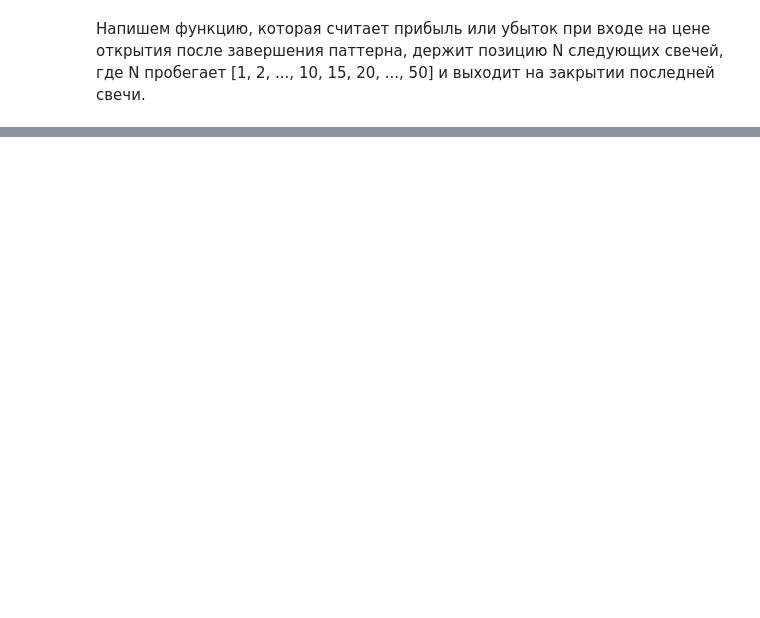
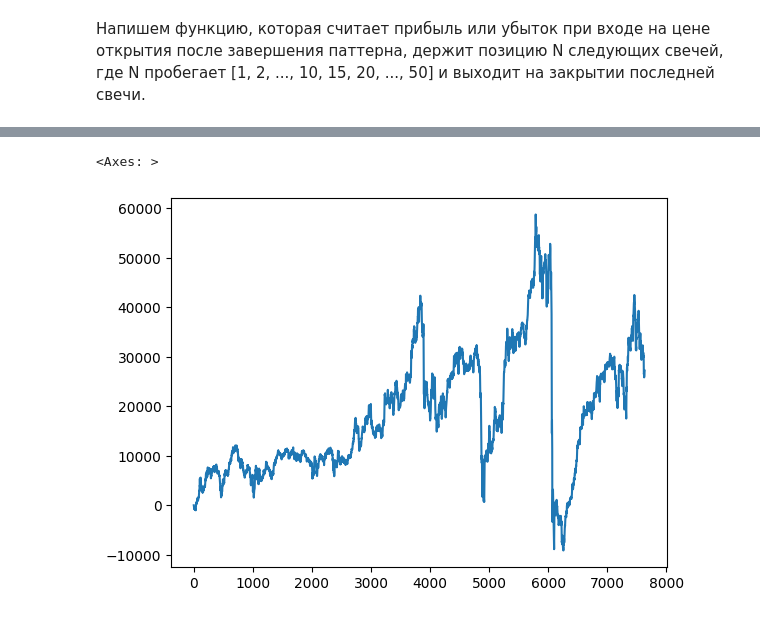
Before and after one commit to AlexKosuhin/AlgoTrading, a Jupyter notebook: classification.ipynb, the cells around one changed output, grey strips where cells are left out. Saved outputs shown, nothing was run; the diff lists cells and outputs as text; code cells hidden in the pictures; blank space fills up the shorter version.

```diff
--- a/classification.ipynb
+++ b/classification.ipynb
@@ -250,0 +178,2 @@ df
+# %%
+df_b = detection_bullish_engulfing_pattern(df)
@@ -381,0 +220,38 @@ len(df_cl[df_cl['pattern']==1])
+# %%
+def lst_trade_statistics_bul(data, commission=0.001):
+   # Удалим сперва все отметки паттерна и сигнала с последних 51 строки
+   data.loc[len(data) - 51 : len(data), ['pattern', 'signal']] = 0
+   # Проходимся циклом по периодам удержания позиции
+   all_strategy = []
+   for N in [1, 2, 3, 4, 5, 6, 7, 8, 9, 10, 15, 20, 25, 30, 35, 40, 45, 50]:
+      strategy = [] # Список для результатов стратегии
+      # Блок для определения цены входа и выхода
+      exit_candidate = data['open_N'].shift(-N)
+      is_entry = data['signal'] == 1
+      entry_price = data['open_N'][is_entry]
+      exit_price = exit_candidate[is_entry]
+      # Считаем результат
+      profit = exit_price - entry_price
+      if len(profit) == 0:
+         strategy_name = data['strategy'][1]
+         filtr = data['filtr'][1]
+         all_strategy.append({'strategy' : strategy_name, 'filtr' : filtr, 'N': N, 'trades': 0, 'win_rate': 0.0, 'total_profit': 0.0, 'results': 0})
+         continue
+      # Чистая прибыль
+      profit_net = np.where(profit >= 0, profit * (1 - commission), profit * (1 + commission))
+      # Статистика
+      # Названия
+      strategy_name = data['strategy'][1]
+      filtr = data['filtr'][1]
+
+      all_strategy.append({'strategy' : strategy_name, 'filtr' : filtr,
+                           'N' : N,
+                           'trades' : len(profit_net),
+                           'win_rate' : np.round(np.mean(profit_net > 0), 2),
+                           'total_profit' : np.round(np.sum(profit_net), 1),
+                           'results' : profit_net})
+   return all_strategy
+
+result = lst_trade_statistics_bul(df_b)
+result_strategy = pd.DataFrame(result)
+result_strategy
@@ -381,0 +276,7 @@ len(df_cl[df_cl['pattern']==1])
+# %%
+import seaborn as sns
+cumsume = np.cumsum(result_strategy.loc[17, 'results'])
+sns.lineplot(cumsume)
+# %% [output]
+<Axes: >
+[figure, added]
```
Also changed, not shown: parts of 51 cells of this notebook.
